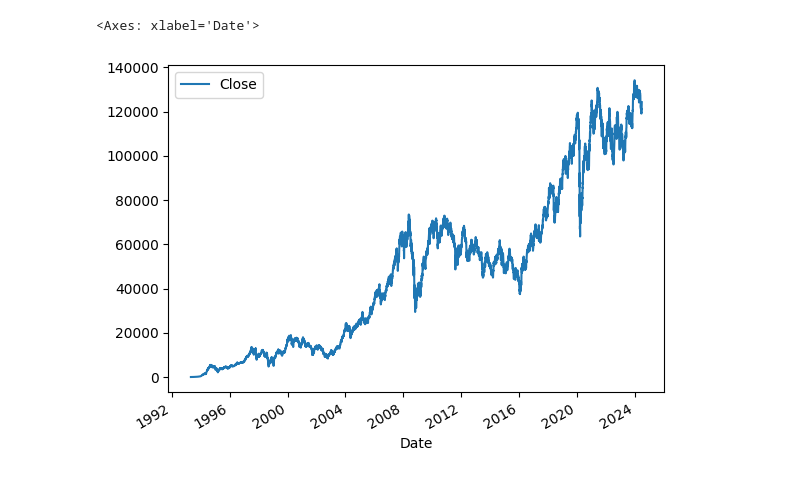
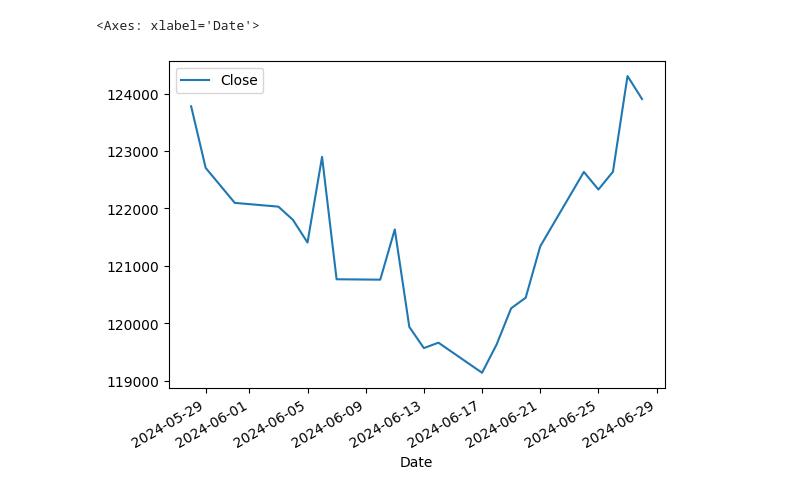
Before and after one commit to rodriguesarrais/ia-mercado-financeiro, a Jupyter notebook: src/stock_market_request.ipynb, the cells around one changed output. Drawn from its saved outputs; the diff is of its cells as text; code cells hidden in the pictures.

```diff
--- a/src/stock_market_request.ipynb
+++ b/src/stock_market_request.ipynb
@@ -26,5 +10,8 @@ df_ibovespa
+# %%
+ticker = "^BVSP"
+data = yf.Ticker(ticker).history(period="1mo")
 # %%
-df_ibovespa.plot.line(y="Close", use_index=True)
+data.plot.line(y="Close", use_index=True)
 # %% [output]
 <Axes: xlabel='Date'>
-[figure, old version]
+[figure, new version]
```
Also changed, not shown: parts of 30 cells of this notebook.
